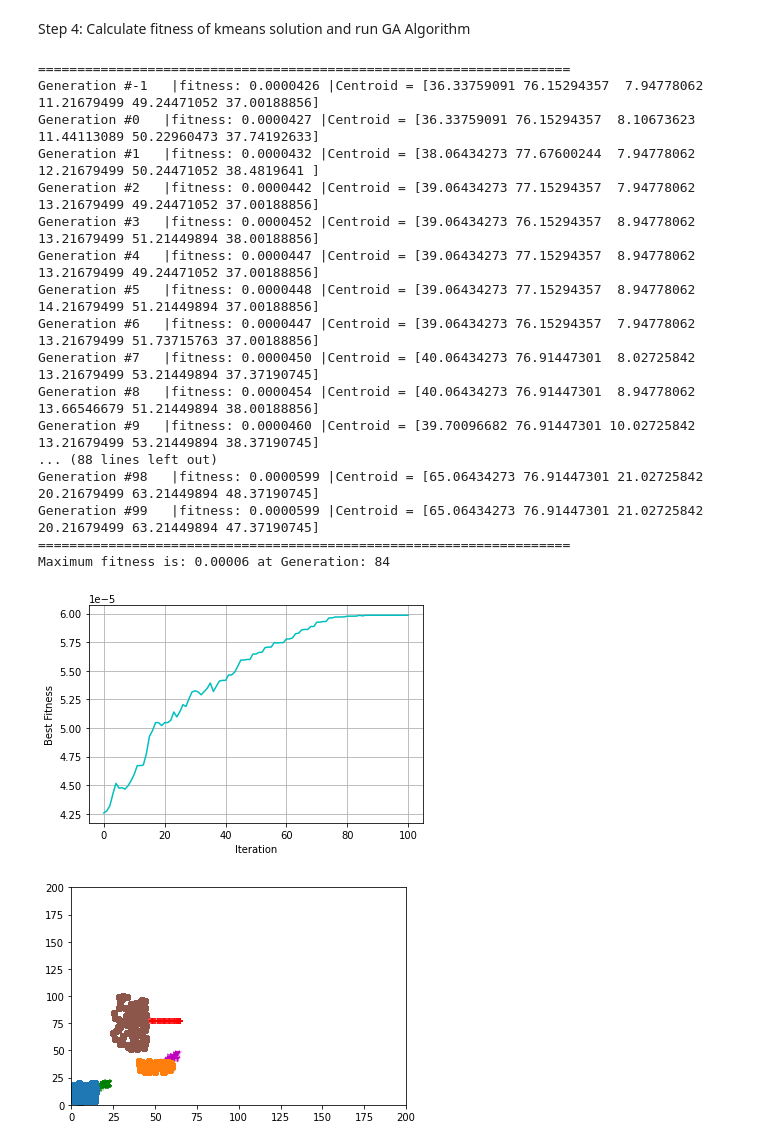
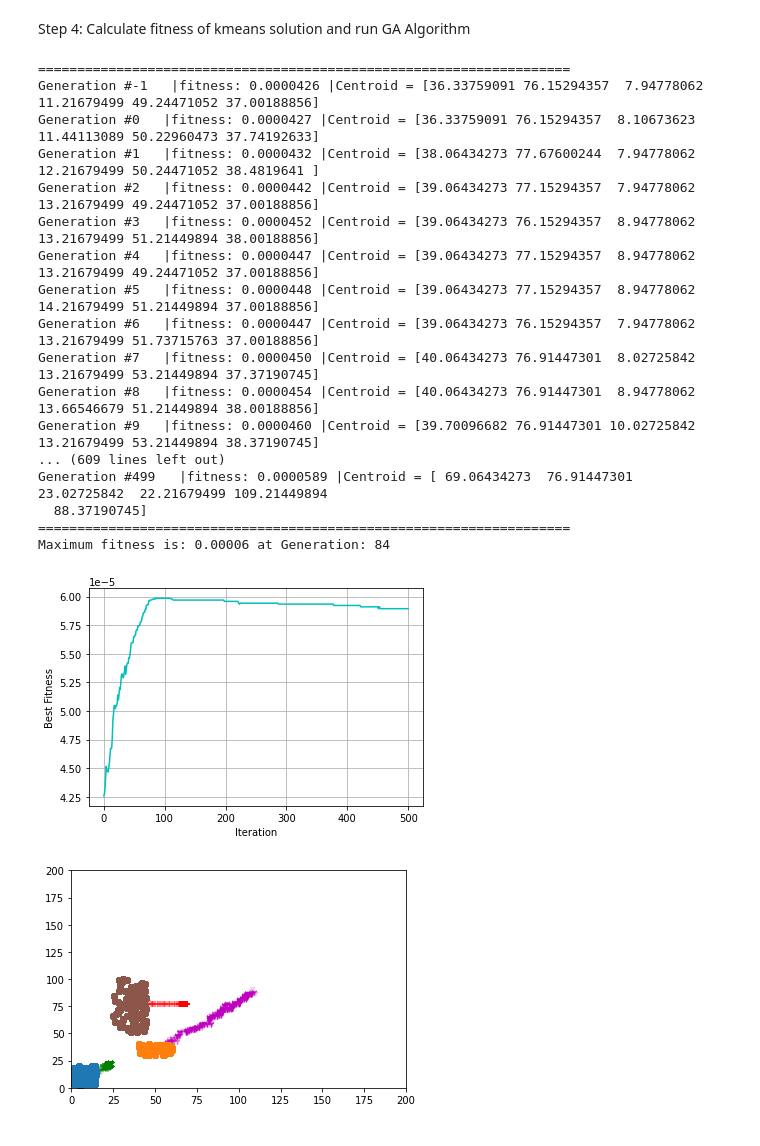
Before and after one commit to gurpreetsingh14/kmeans-with-GA, a Jupyter notebook: demo_class.ipynb, the cells around one changed output. Saved outputs shown, nothing was run; the diff lists cells and outputs as text; code cells hidden in the pictures.

Commit message:
Tested with 500 generation

```diff
--- a/demo_class.ipynb
+++ b/demo_class.ipynb
@@ -69,7 +69,7 @@ Step 4: Calculate fitness of kmeans solution and run GA Algorithm
 initial_centroids = gag.init_cluster_center(kNo,data_for_GA)
 fit_func = gag.fitness_func(initial_centroids)
 # %%
-_, plot_result, _, _,centroidList = gag.GeneticAlgorithm(gag.fitness_func,kNo,100,dataCen=data_for_GA)
+_, plot_result, _, _,centroidList = gag.GeneticAlgorithm(gag.fitness_func,kNo,500,dataCen=data_for_GA)
 # %% [output]
 ====================================================================
 Generation #-1   |fitness: 0.0000426 |Centroid = [36.33759091 76.15294357  7.94778062 11.21679499 49.24471052 37.00188856]
@@ -83,18 +83,18 @@ Generation #6   |fitness: 0.0000447 |Centroid = [39.06434273 76.15294357  7.9477
 Generation #7   |fitness: 0.0000450 |Centroid = [40.06434273 76.91447301  8.02725842 13.21679499 53.21449894 37.37190745]
 Generation #8   |fitness: 0.0000454 |Centroid = [40.06434273 76.91447301  8.94778062 13.66546679 51.21449894 38.00188856]
 Generation #9   |fitness: 0.0000460 |Centroid = [39.70096682 76.91447301 10.02725842 13.21679499 53.21449894 38.37190745]
-... (88 lines left out)
-Generation #98   |fitness: 0.0000599 |Centroid = [65.06434273 76.91447301 21.02725842 20.21679499 63.21449894 48.37190745]
-Generation #99   |fitness: 0.0000599 |Centroid = [65.06434273 76.91447301 21.02725842 20.21679499 63.21449894 47.37190745]
+... (609 lines left out)
+Generation #499   |fitness: 0.0000589 |Centroid = [ 69.06434273  76.91447301  23.02725842  22.21679499 109.21449894
+  88.37190745]
 ====================================================================
 Maximum fitness is: 0.00006 at Generation: 84
 # %%
 gag.display_plot(plot_result)
 # %% [output]
-[figure, old version]
+[figure, new version]
 # %%
-alphas = itertools.cycle(list(numpy.arange(0.1,1,1/100)))
+alphas = itertools.cycle(list(numpy.arange(0.1,1,1/500)))
 for e in centroidList:
     kmeans.plot_resV3(data1,e,alpha = next(alphas),marker="x",nb_clusters=kNo)
 # %% [output]
-[figure, old version]
+[figure, new version]
```
